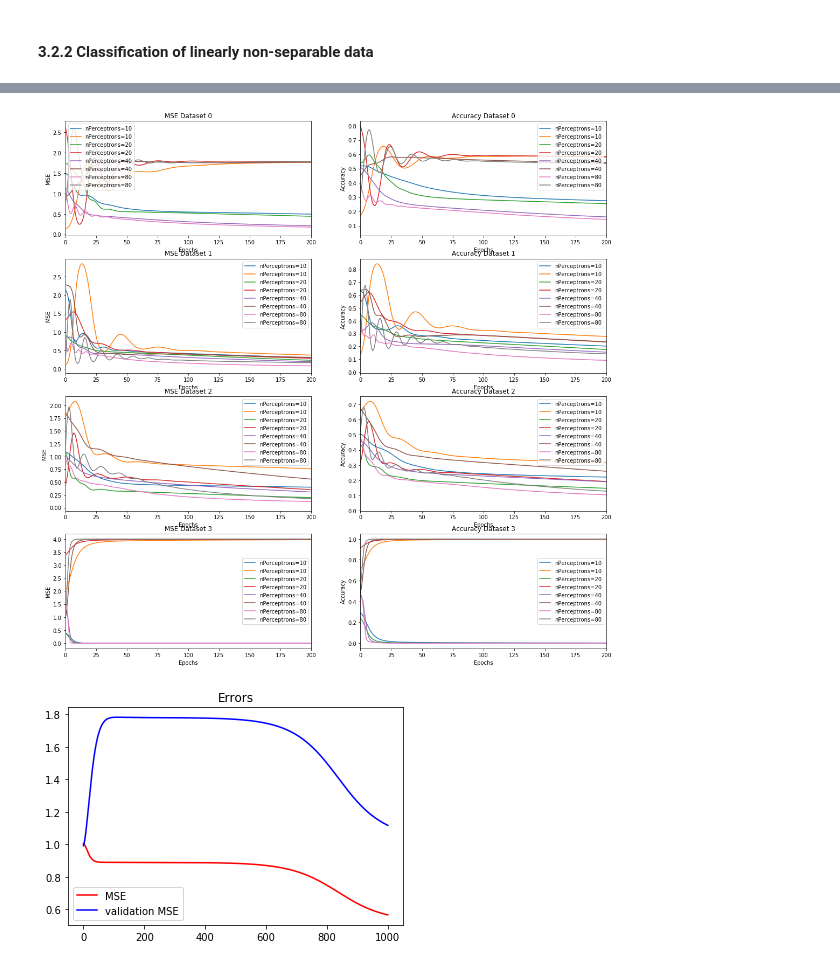
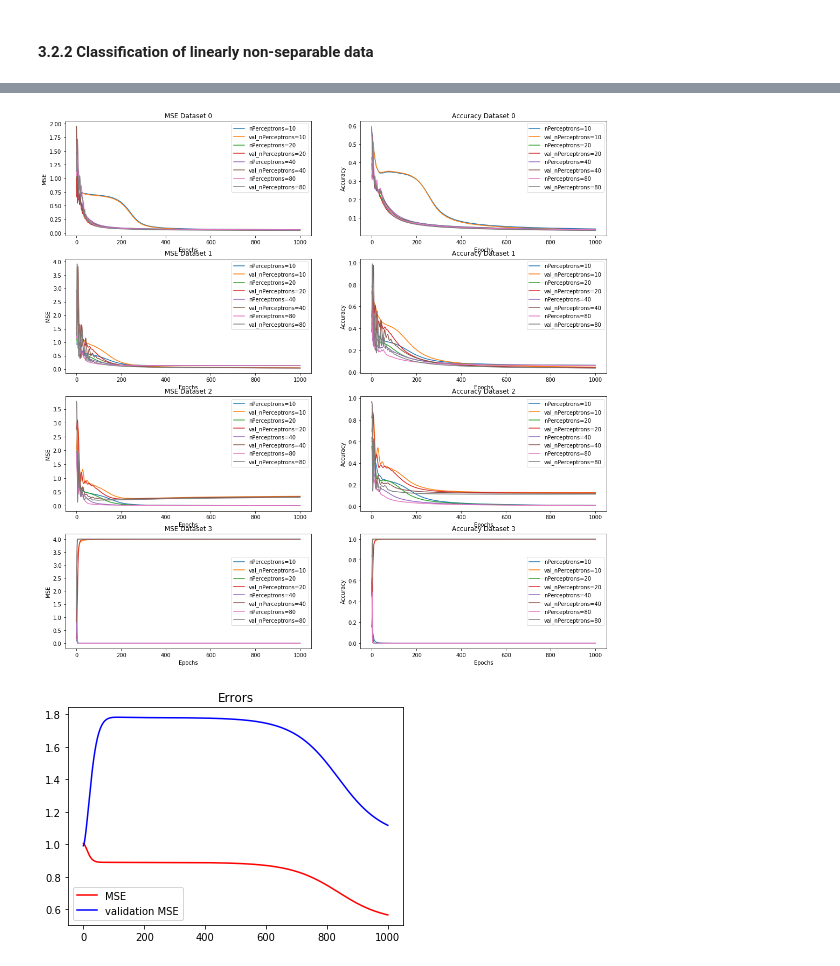
Before and after one commit to smallgreycreatures/DD2437, a Jupyter notebook: lab1/DD2437_Assignment1_MLP-3-2-2-Subplots_improved.ipynb, the cells around one changed output, grey strips where cells are left out. Saved outputs shown, nothing was run; the diff lists cells and outputs as text; code cells hidden in the pictures.

```diff
--- a/lab1/DD2437_Assignment1_MLP-3-2-2-Subplots_improved.ipynb
+++ b/lab1/DD2437_Assignment1_MLP-3-2-2-Subplots_improved.ipynb
@@ -209,10 +243,10 @@ def predict(validation,W,V, classification = True):
 # %%
 eta = 1e-2
-nData = 40
+nData = 100
 sigma_A = 0.2
 sigma_B = 0.3
 n_out = 1
-scale = 1e-2
+scale = 1
 #hidden_perceptrons = [2,4,6,8]
 hidden_perceptrons = [10,20,40,80]
 scenarios = [0,1,2,3]
@@ -232,6 +266,7 @@ acc_val_data = np.zeros((len(hidden_perceptrons),epochs,len(scenarios)))
 #FOR ALL DIFFERENT SUBSETS
 for s,dataset in enumerate(scenarios):
     X,T,val_X,val_T = generateSubsets(nData,dataset,sigma_A,sigma_B,1)
+    plt.show()
     n_in = np.shape(X)[0]
 
     #FOR ALL DIFFERENT NUMBER OF PERCEPTRONS IN HIDDEN LAYER
@@ -257,7 +292,8 @@ for s,dataset in enumerate(scenarios):
             p = predict(val_X,W_train[i,:,:],V_train[i,:,:])
             mse_val.append(error_mse(val_T,p))
             acc_val.append(accuracy(val_T,p))
-
+        print("Decision boundary for ", hidden_perceptrons[j], "percptrons and scenario", scenarios[s] )
+        plot_decision_boundary(X,T,W_train[-1,:,:],V_train[-1,:,:])
         mse_holder[j,:] = np.array(mse)
         mse_val_holder[j,:] = np.array(mse_val)
         acc_holder[j,:] = np.array(acc)
@@ -283,73 +331,73 @@ ax8 = fig.add_subplot(428)
 for plots in range(mse_data.shape[0]):
 
     ax1.plot(np.linspace(0,epochs,epochs),mse_data[plots,:,0], label='nPerceptrons=' + str(hidden_perceptrons[plots]))
-    ax1.plot(np.linspace(0,epochs,epochs),mse_val_data[plots,:,0], label='nPerceptrons=' + str(hidden_perceptrons[plots]))
+    ax1.plot(np.linspace(0,epochs,epochs),mse_val_data[plots,:,0], label='val_nPerceptrons=' + str(hidden_perceptrons[plots]))
     ax1.legend()
     ax1.set_xlabel('Epochs')
     ax1.set_ylabel('MSE')
     ax1.set_title('MSE Dataset 0')
-    ax1.set_xlim([0,200])
+    #ax1.set_xlim([0,200])
 
     ax2.plot(np.linspace(0,epochs,epochs),acc_data[plots,:,0], label='nPerceptrons=' + str(hidden_perceptrons[plots]))
-    ax2.plot(np.linspace(0,epochs,epochs),acc_val_data[plots,:,0], label='nPerceptrons=' + str(hidden_perceptrons[plots]))
+    ax2.plot(np.linspace(0,epochs,epochs),acc_val_data[plots,:,0], label='val_nPerceptrons=' + str(hidden_perceptrons[plots]))
     ax2.legend()
     ax2.set_xlabel('Epochs')
     ax2.set_ylabel('Accuracy')
     ax2.set_title('Accuracy Dataset 0')
-    ax2.set_xlim([0,200])
+    #ax2.set_xlim([0,200])
 
     ax3.plot(np.linspace(0,epochs,epochs),mse_data[plots,:,1], label='nPerceptrons=' + str(hidden_perceptrons[plots]))
-    ax3.plot(np.linspace(0,epochs,epochs),mse_val_data[plots,:,1], label='nPerceptrons=' + str(hidden_perceptrons[plots]))
+    ax3.plot(np.linspace(0,epochs,epochs),mse_val_data[plots,:,1], label='val_nPerceptrons=' + str(hidden_perceptrons[plots]))
     ax3.legend()
     ax3.set_xlabel('Epochs')
     ax3.set_ylabel('MSE')
     ax3.set_title('MSE Dataset 1')
-    ax3.set_xlim([0,200])
+    #ax3.set_xlim([0,200])
 
     ax4.plot(np.linspace(0,epochs,epochs),acc_data[plots,:,1], label='nPerceptrons=' + str(hidden_perceptrons[plots]))
-    ax4.plot(np.linspace(0,epochs,epochs),acc_val_data[plots,:,1], label='nPerceptrons=' + str(hidden_perceptrons[plots]))
+    ax4.plot(np.linspace(0,epochs,epochs),acc_val_data[plots,:,1], label='val_nPerceptrons=' + str(hidden_perceptrons[plots]))
     ax4.legend()
     ax4.set_xlabel('Epochs')
     ax4.set_ylabel('Accuracy')
     ax4.set_title('Accuracy Dataset 1')
-    ax4.set_xlim([0,200])
+    #ax4.set_xlim([0,200])
 
     ax5.plot(np.linspace(0,epochs,epochs),mse_data[plots,:,2], label='nPerceptrons=' + str(hidden_perceptrons[plots]))
-    ax5.plot(np.linspace(0,epochs,epochs),mse_val_data[plots,:,2], label='nPerceptrons=' + str(hidden_perceptrons[plots]))
+    ax5.plot(np.linspace(0,epochs,epochs),mse_val_data[plots,:,2], label='val_nPerceptrons=' + str(hidden_perceptrons[plots]))
     ax5.legend()
     ax5.set_xlabel('Epochs')
     ax5.set_ylabel('MSE')
     ax5.set_title('MSE Dataset 2')
-    ax5.set_xlim([0,200])
+    #ax5.set_xlim([0,200])
 
     ax6.plot(np.linspace(0,epochs,epochs),acc_data[plots,:,2], label='nPerceptrons=' + str(hidden_perceptrons[plots]))
-    ax6.plot(np.linspace(0,epochs,epochs),acc_val_data[plots,:,2], label='nPerceptrons=' + str(hidden_perceptrons[plots]))
+    ax6.plot(np.linspace(0,epochs,epochs),acc_val_data[plots,:,2], label='val_nPerceptrons=' + str(hidden_perceptrons[plots]))
     ax6.legend()
     ax6.set_xlabel('Epochs')
     ax6.set_ylabel('Accuracy')
     ax6.set_title('Accuracy Dataset 2')
-    ax6.set_xlim([0,200])
+    #ax6.set_xlim([0,200])
 
     ax7.plot(np.linspace(0,epochs,epochs),mse_data[plots,:,3], label='nPerceptrons=' + str(hidden_perceptrons[plots]))
-    ax7.plot(np.linspace(0,epochs,epochs),mse_val_data[plots,:,3], label='nPerceptrons=' + str(hidden_perceptrons[plots]))
+    ax7.plot(np.linspace(0,epochs,epochs),mse_val_data[plots,:,3], label='val_nPerceptrons=' + str(hidden_perceptrons[plots]))
     ax7.legend()
     ax7.set_xlabel('Epochs')
     ax7.set_ylabel('MSE')
     ax7.set_title('MSE Dataset 3')
-    ax7.set_xlim([0,200])
+    #ax7.set_xlim([0,200])
 
     ax8.plot(np.linspace(0,epochs,epochs),acc_data[plots,:,3], label='nPerceptrons=' + str(hidden_perceptrons[plots]))
-    ax8.plot(np.linspace(0,epochs,epochs),acc_val_data[plots,:,3], label='nPerceptrons=' + str(hidden_perceptrons[plots]))
+    ax8.plot(np.linspace(0,epochs,epochs),acc_val_data[plots,:,3], label='val_nPerceptrons=' + str(hidden_perceptrons[plots]))
     ax8.legend()
     ax8.set_xlabel('Epochs')
     ax8.set_ylabel('Accuracy')
     ax8.set_title('Accuracy Dataset 3')
-    ax8.set_xlim([0,200])
+    #ax8.set_xlim([0,200])
 
 
 plt.show()
 # %% [output]
-[figure, old version]
+[figure, new version]
 # %%
 plt_mse, = plt.plot(np.linspace(0,epochs,epochs),mse,'r', label='MSE')
 plt_mse_val, = plt.plot(np.linspace(0,epochs,epochs),mse_val,'b', label='validation MSE')
```
Also changed, not shown: parts of 5 cells of this notebook, 2 other files.
